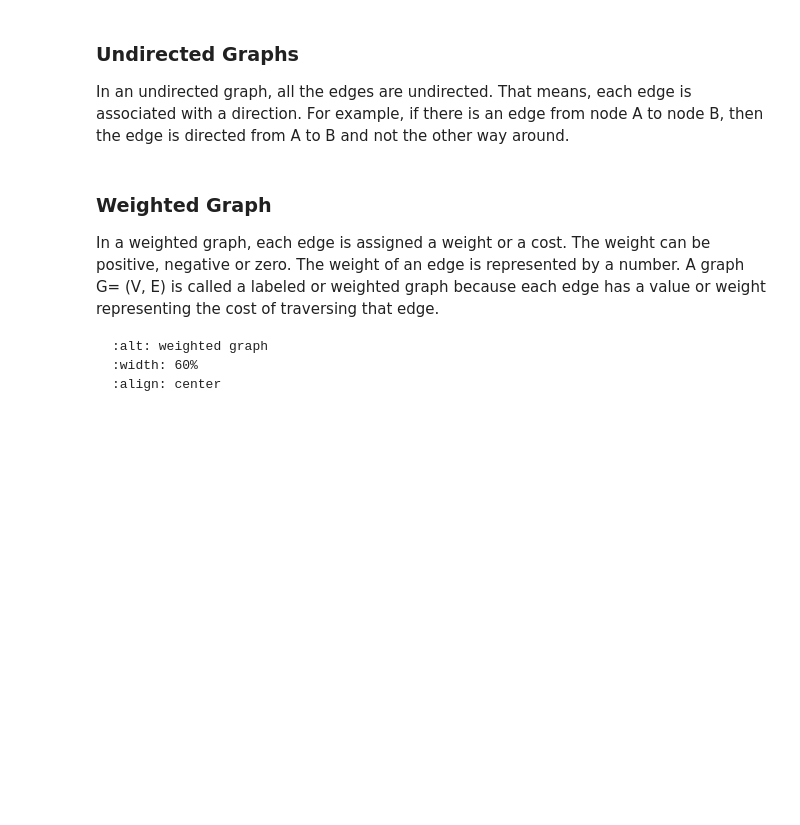
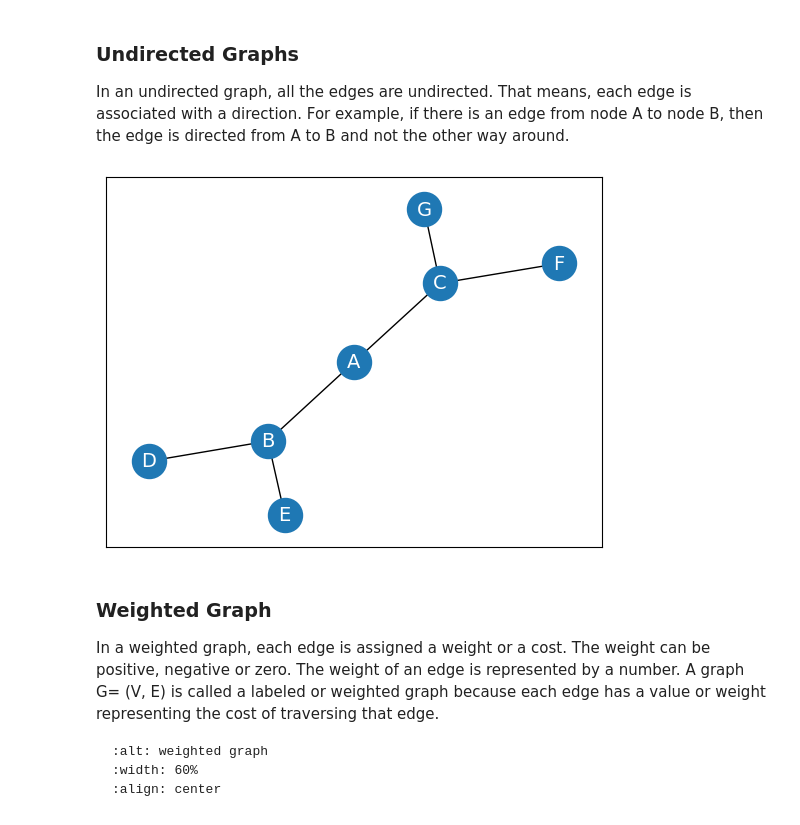
Before and after one commit to akkefa/ml-notes, a Jupyter notebook: docs/graph/introduction.ipynb, the cells around one changed output. Drawn from its saved outputs; the diff is of its cells as text; code cells hidden in the pictures; blank space fills up the shorter version.

```diff
--- a/docs/graph/introduction.ipynb
+++ b/docs/graph/introduction.ipynb
@@ -109,12 +111,14 @@ https://media.geeksforgeeks.org/wp-content/cdn-uploads/SCC1.png
 ### Undirected Graphs
 In an undirected graph, all the edges are undirected. That means, each edge is associated with a direction. For example, if there is an edge from node A to node B, then the edge is directed from A to B and not the other way around.
 # %%
-# G = nx.Graph()
-# G.add_edges_from([('A', 'B'), ('A', 'C'), ('B', 'D'),
-# ('B', 'E'), ('C', 'F'), ('C', 'G')])
+G = nx.Graph()
+G.add_edges_from([('A', 'B'), ('A', 'C'), ('B', 'D'),
+('B', 'E'), ('C', 'F'), ('C', 'G')])
 
-# nx.draw_networkx(G, pos=nx.spring_layout(G, seed=0), node_size=600, cmap='coolwarm', font_size=14, font_color='white')
-# plt.show()
+nx.draw_networkx(G, pos=nx.spring_layout(G, seed=0), node_size=600, cmap='coolwarm', font_size=14, font_color='white')
+plt.show()
+# %% [output]
+[figure, added]
 # %% [markdown]
 ### Weighted Graph
 In a weighted graph, each edge is assigned a weight or a cost. The weight can be positive, negative or zero. The weight of an edge is represented by a number. A graph G= (V, E) is called a labeled or weighted graph because each edge has a value or weight representing the cost of traversing that edge.
```
Also changed, not shown: parts of 2 cells of this notebook.
